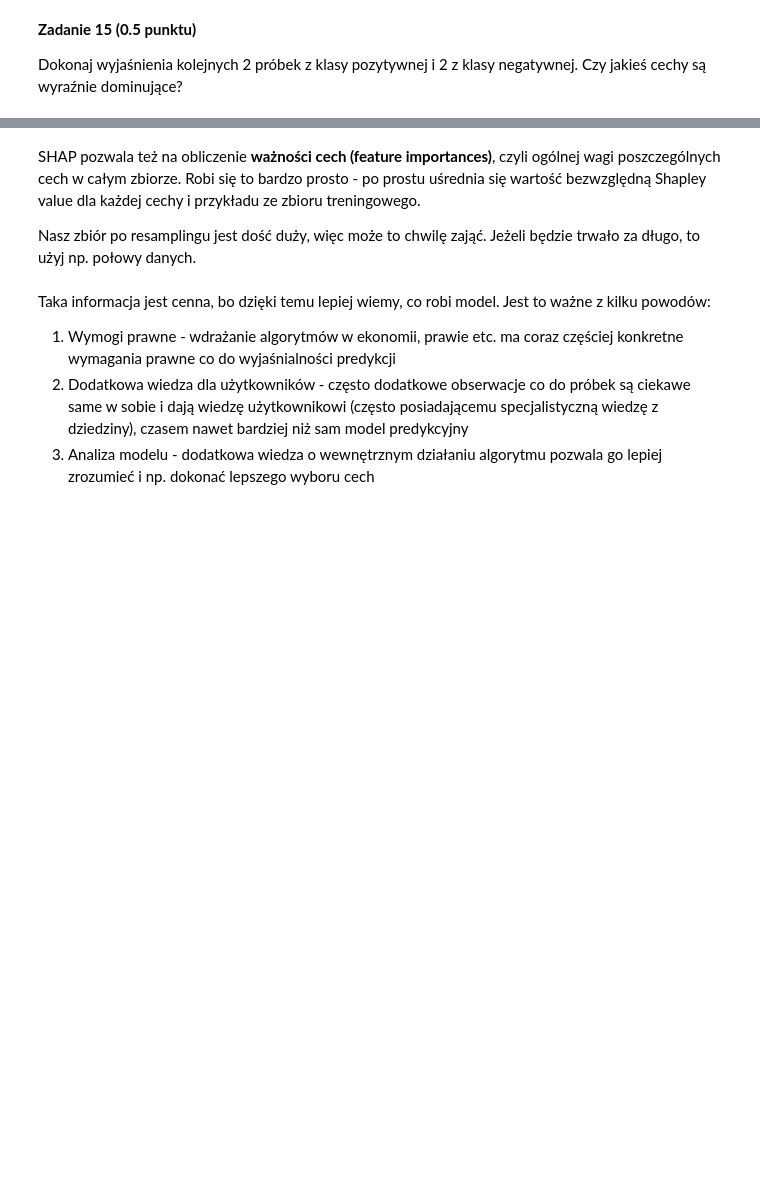
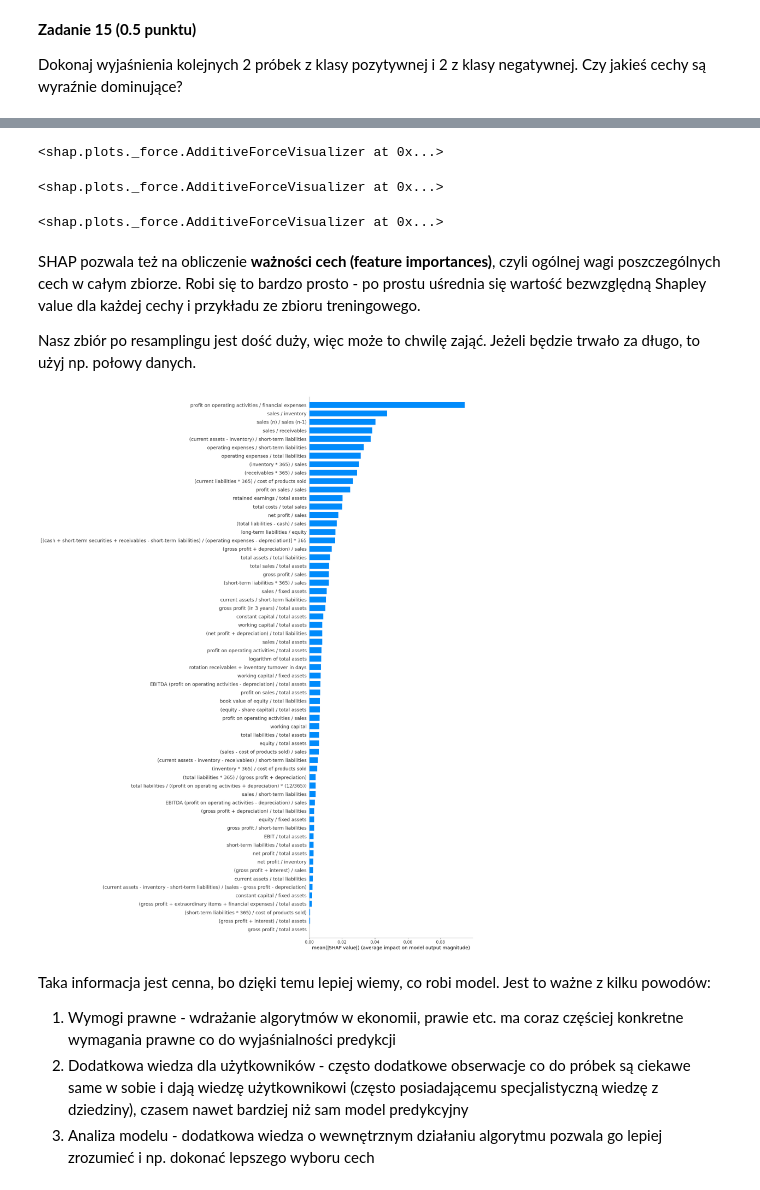
Before and after one commit to mfurga-cs/psi, a Jupyter notebook: lab2/lab2.ipynb, the cells around one changed output, grey strips where cells are left out. Saved outputs shown, nothing was run; the diff lists cells and outputs as text; code cells hidden in the pictures; blank space fills up the shorter version.

```diff
--- a/lab2/lab2.ipynb
+++ b/lab2/lab2.ipynb
@@ -338,0 +481,24 @@ Pamiętaj o ustawieniu `random_state` i `n_jobs`, oraz ewentualnie `verbose` dla
+# %%
+from sklearn.model_selection import RandomizedSearchCV
+
+param_grid = {
+    "n_estimators": [400, 500, 600],
+    "learning_rate": [0.05, 0.1, 0.2],
+    "num_leaves": [31, 48, 64],
+    "colsample_bytree": [0.8, 0.9, 1.0],
+    "subsample": [0.8, 0.9, 1.0]
+}
+
+clf = LGBMClassifier(random_state=0, n_jobs=-1)
+model_cv = RandomizedSearchCV(
+    clf,
+    param_distributions=param_grid,
+    scoring="roc_auc",
+    cv=5,
+    n_jobs=-1,
+    verbose=2,
+    random_state=0,
+    n_iter=30
+)
+
+model_cv.fit(X_train_res, y_train_res)
@@ -338,0 +532,7 @@ Pamiętaj o ustawieniu `random_state` i `n_jobs`, oraz ewentualnie `verbose` dla
+# %%
+best_clf = model_cv.best_estimator_
+
+predict = best_clf.predict(X_test)
+print(classification_report(y_test, predict))
+
+roc_auc_score(y_test, best_clf.predict_proba(X_test)[:, 1])
@@ -346,0 +569,6 @@ Wypisz raporty z klasyfikacji (funkcja `classification_report`), dla modelu Ligh
+# %%
+clf = LGBMClassifier(random_state=0, n_jobs=-1)
+clf.fit(X_train_res, y_train_res)
+
+predict = clf.predict(X_test)
+print(classification_report(y_test, predict))
@@ -375,6 +614,6 @@ feature_names = ["net profit / total assets", "total liabilities / total assets"
 
 explainer = shap.TreeExplainer(
-    model=...,  # variable with trained, tuned LightGBM model
-    data=...,   # variable with training data X, after resampling with SMOTE
+    model=best_clf,  # variable with trained, tuned LightGBM model
+    data=X_train_res,   # variable with training data X, after resampling with SMOTE
     model_output="probability"
 )
@@ -396,15 +651,44 @@ Dokonaj wyjaśnienia kolejnych 2 próbek z klasy pozytywnej i 2 z klasy negatywn
+# %%
+shap.force_plot(
+    base_value=explainer.expected_value,
+    shap_values=explainer.shap_values(pos2),
+    features=pos2,
+    feature_names=feature_names
+)
+# %% [output]
+<shap.plots._force.AdditiveForceVisualizer at 0x...>
+# %%
+shap.force_plot(
+    base_value=explainer.expected_value,
+    shap_values=explainer.shap_values(neg1),
+    features=neg1,
+    feature_names=feature_names
+)
+# %% [output]
+<shap.plots._force.AdditiveForceVisualizer at 0x...>
+# %%
+shap.force_plot(
+    base_value=explainer.expected_value,
+    shap_values=explainer.shap_values(neg2),
+    features=neg2,
+    feature_names=feature_names
+)
+# %% [output]
+<shap.plots._force.AdditiveForceVisualizer at 0x...>
 # %% [markdown]
 SHAP pozwala też na obliczenie **ważności cech (feature importances)**, czyli ogólnej wagi poszczególnych cech w całym zbiorze. Robi się to bardzo prosto - po prostu uśrednia się wartość bezwzględną Shapley value dla każdej cechy i przykładu ze zbioru treningowego.
 
 Nasz zbiór po resamplingu jest dość duży, więc może to chwilę zająć. Jeżeli będzie trwało za długo, to użyj np. połowy danych.
 # %%
 shap.summary_plot(
-    shap_values=explainer.shap_values(X_train_resampled),
-    features=X_train_resampled,
+    shap_values=explainer.shap_values(X_train_res),
+    features=X_train_res,
     feature_names=feature_names,
     max_display=X.shape[1],
     plot_type="bar",
 )
+# %% [output]
+[figure, added]
 # %% [markdown]
 Taka informacja jest cenna, bo dzięki temu lepiej wiemy, co robi model. Jest to ważne z kilku powodów:
 1. Wymogi prawne - wdrażanie algorytmów w ekonomii, prawie etc. ma coraz częściej konkretne wymagania prawne co do wyjaśnialności predykcji
```
Also changed, not shown: parts of 34 cells of this notebook.
